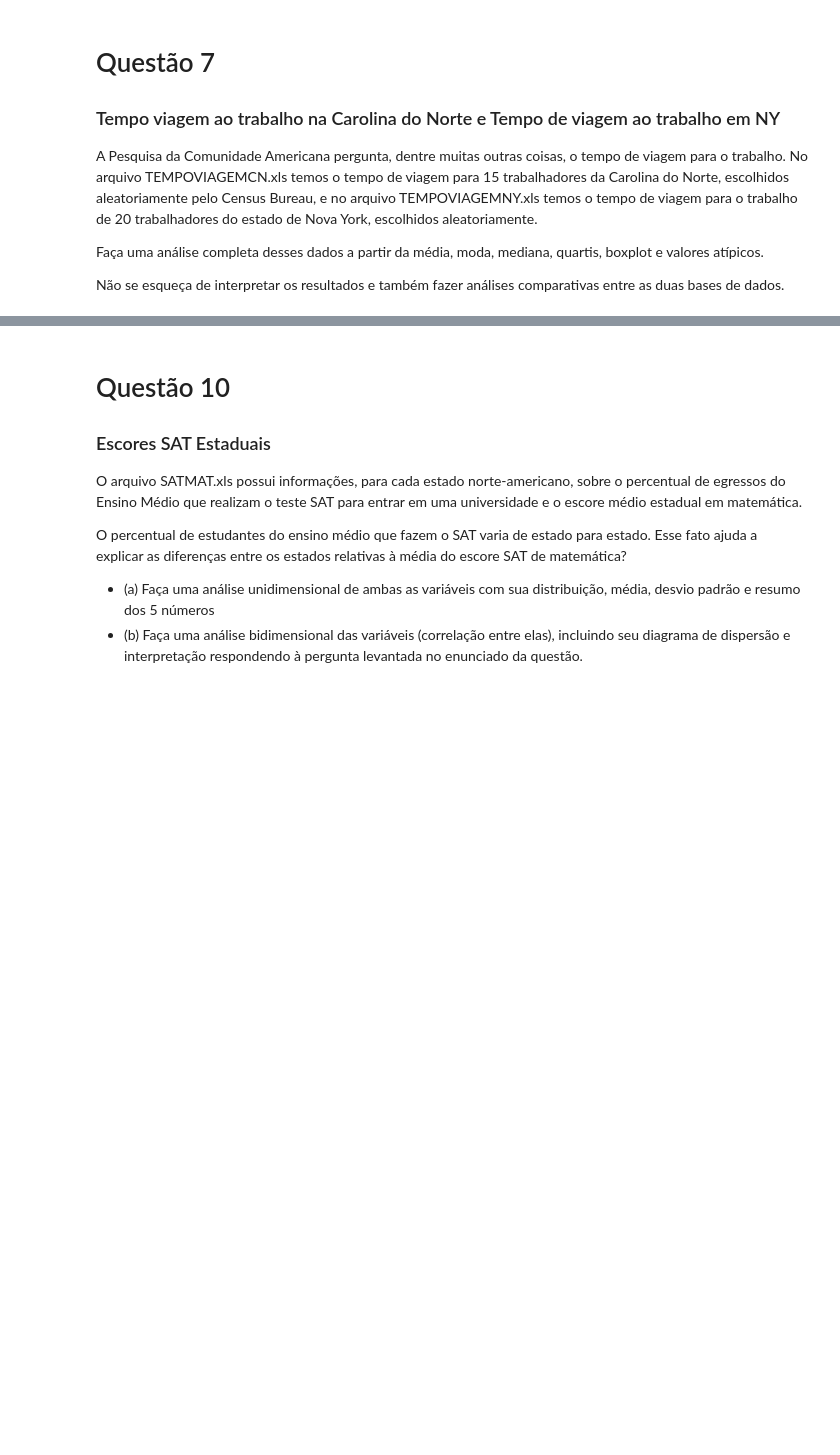
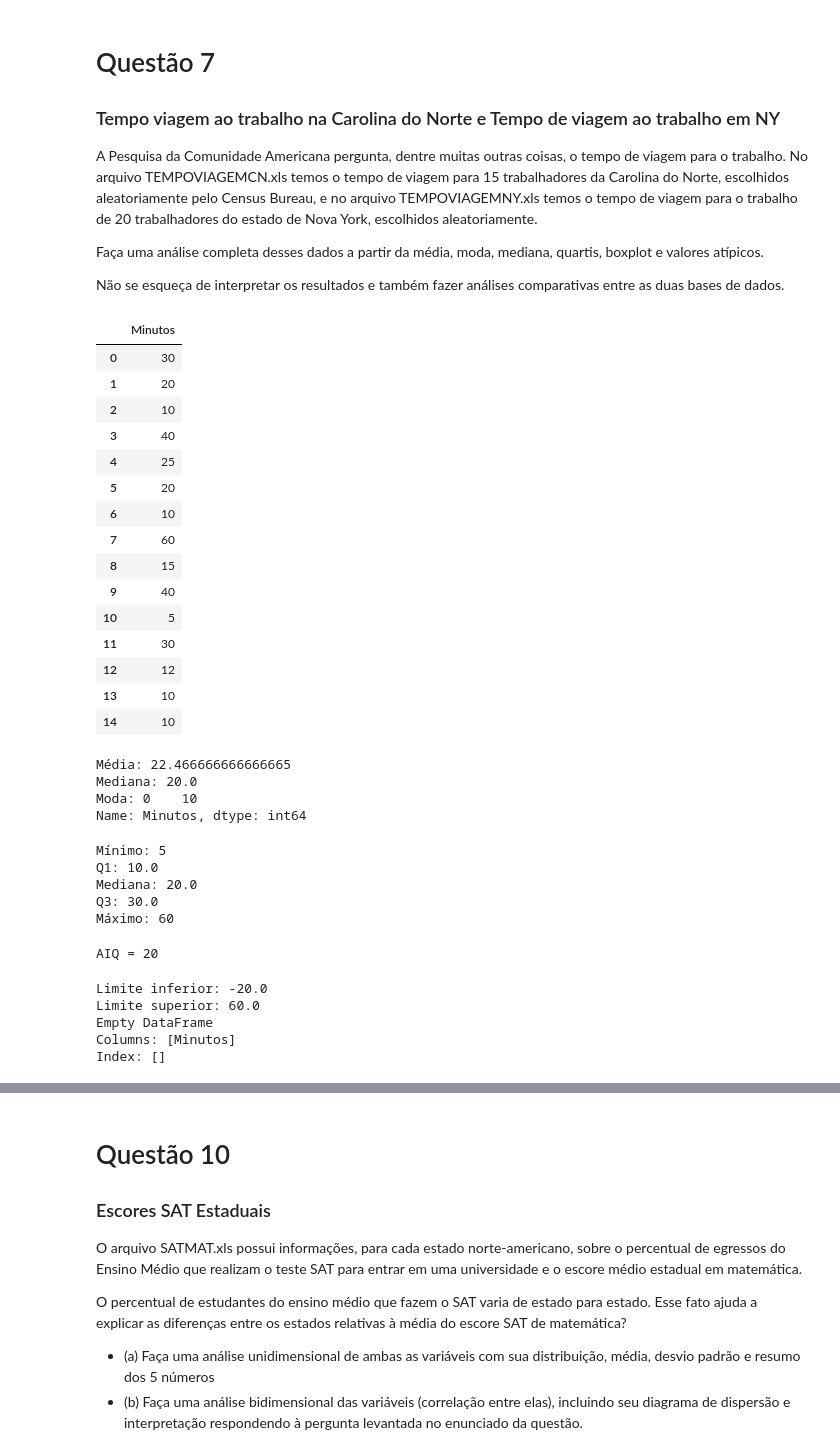
Before and after one commit to juliacereja/MetodosEstatisticos_26.2, a Jupyter notebook: aulas_praticas/15-revisao/Revisão.ipynb, the cells around one changed output, grey strips where cells are left out. Cells and saved outputs as stored; diff of their text form; code cells hidden in the pictures; blank space fills up the shorter version.

```diff
--- a/aulas_praticas/15-revisao/Revisão.ipynb
+++ b/aulas_praticas/15-revisao/Revisão.ipynb
@@ -577,3 +577,75 @@ A Pesquisa da Comunidade Americana pergunta, dentre muitas outras coisas, o temp
 Faça uma análise completa desses dados a partir da média, moda, mediana, quartis, boxplot e valores atípicos.
 
 Não se esqueça de interpretar os resultados e também fazer análises comparativas entre as duas bases de dados.
+# %%
+tempoviagemcn = pd.read_excel('/Users/leonardorosa/Documents/poly a1/MetodosEstatisticos_26.2/aulas_praticas/15-revisao/TEMPOVIAGEMCN.xls')
+
+tempoviagemcn
+# %% [output]
+|  | Minutos |
+| 0 | 30 |
+| 1 | 20 |
+| 2 | 10 |
+| 3 | 40 |
+| 4 | 25 |
+| 5 | 20 |
+| 6 | 10 |
+| 7 | 60 |
+| 8 | 15 |
+| 9 | 40 |
+| 10 | 5 |
+| 11 | 30 |
+| 12 | 12 |
+| 13 | 10 |
+| 14 | 10 |
+# %%
+media = tempoviagemcn["Minutos"].mean()
+mediana = tempoviagemcn["Minutos"].median()
+moda = tempoviagemcn["Minutos"].mode()
+
+print("Média:", media)
+print("Mediana:", mediana)
+print("Moda:", moda)
+# %% [output]
+Média: 22.466666666666665
+Mediana: 20.0
+Moda: 0    10
+Name: Minutos, dtype: int64
+# %%
+minimo = tempoviagemcn["Minutos"].min()
+q1 = tempoviagemcn["Minutos"].quantile(0.25)
+mediana = tempoviagemcn["Minutos"].median()
+q3 = tempoviagemcn["Minutos"].quantile(0.75)
+maximo = tempoviagemcn["Minutos"].max()
+
+print("Mínimo:", minimo)
+print("Q1:", q1)
+print("Mediana:", mediana)
+print("Q3:", q3)
+print("Máximo:", maximo)
+# %% [output]
+Mínimo: 5
+Q1: 10.0
+Mediana: 20.0
+Q3: 30.0
+Máximo: 60
+# %%
+aiq_cn = 30-10
+print(f"AIQ = {aiq_cn}")
+# %% [output]
+AIQ = 20
+# %%
+limite_inferior = q1 - 1.5 * aiq_cn
+limite_superior = q3 + 1.5 * aiq_cn
+
+print("Limite inferior:", limite_inferior)
+print("Limite superior:", limite_superior)
+
+outliers = tempoviagemcn[(tempoviagemcn["Minutos"] < limite_inferior) | (tempoviagemcn["Minutos"] > limite_superior)]
+print(outliers)
+# %% [output]
+Limite inferior: -20.0
+Limite superior: 60.0
+Empty DataFrame
+Columns: [Minutos]
+Index: []
```
Also changed, not shown: parts of 18 cells of this notebook, 2 other files.
